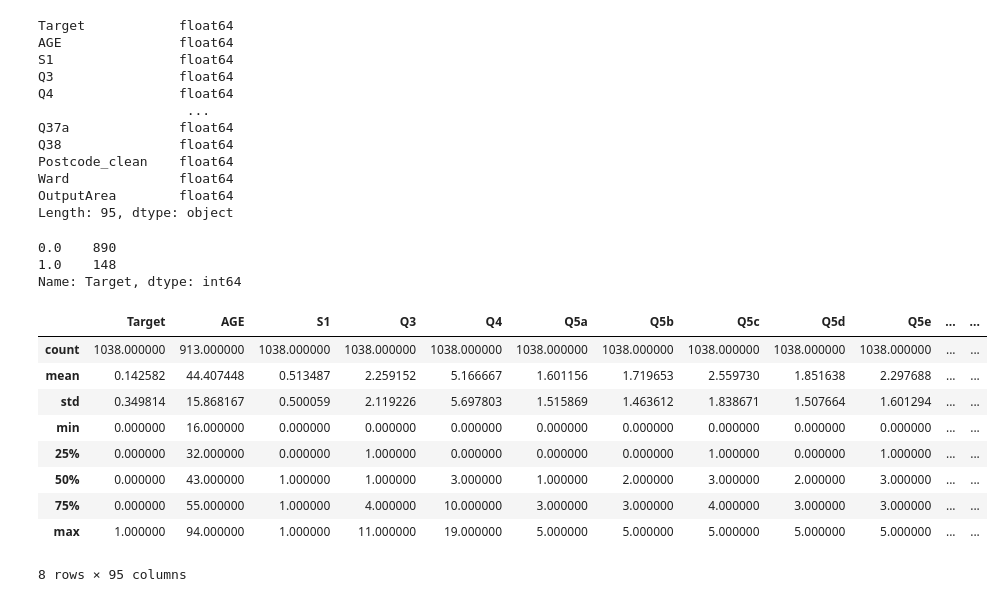
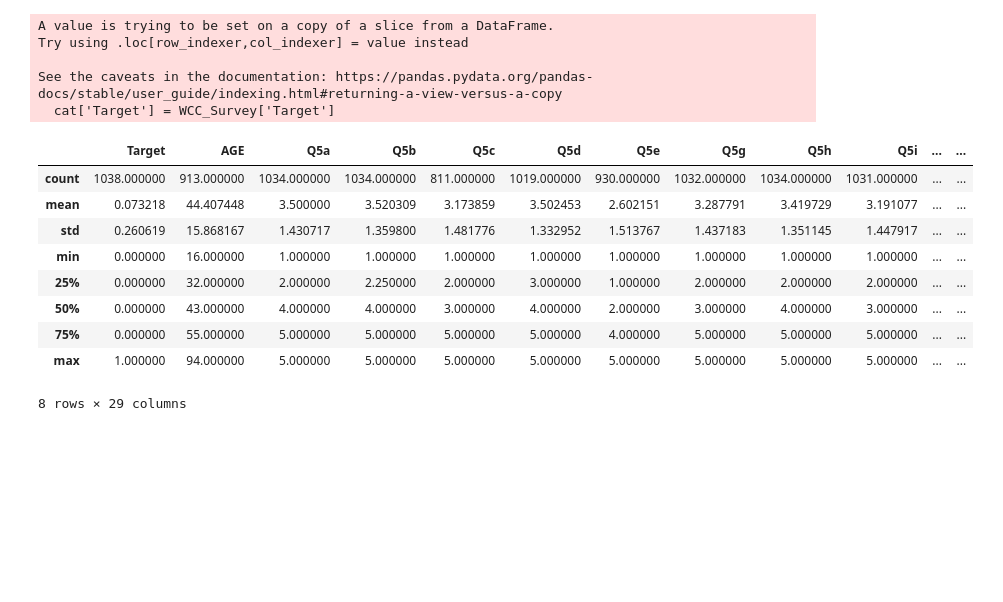
Before and after one commit to isabellebond/MScProject, a Jupyter notebook: PrelimDataAnalysis.ipynb, the cells around one changed output. Drawn from its saved outputs; the diff is of its cells as text; code cells hidden in the pictures; blank space fills up the shorter version.

```diff
--- a/PrelimDataAnalysis.ipynb
+++ b/PrelimDataAnalysis.ipynb
@@ -5,47 +5,38 @@ import numpy as np
 import sklearn
 import dataFuncs
 import matplotlib.pyplot as plt
+import seaborn as sns
 
 #Initialise repositories
 _projroot = os.path.abspath('.')
 _datadir = os.path.join(_projroot,'data')
 _preprocesseddir = os.path.join(_datadir,'preprocesseddata')
+_testdir = os.path.join(_datadir,'testdata')
 _rawdir = os.path.join(_datadir,'rawdata')
+
+WCC_Survey = pd.read_csv(os.path.join(_preprocesseddir,"WCC_Survey_Compress.csv"))
+WCC_Survey = WCC_Survey.drop('Unnamed: 0', axis = 1)
-# %%
-WCC_Survey = pd.read_csv(os.path.join(_preprocesseddir,'WCC_mobile.csv'))
-WCC_Survey = WCC_Survey.drop('Unnamed: 0', axis = 1)
-# %%
-WCC_Survey.dtypes
-# %% [output]
-Target            float64
-AGE               float64
-S1                float64
-Q3                float64
-Q4                float64
-                   ...
-Q37a              float64
-Q38               float64
-Postcode_clean    float64
-Ward              float64
-OutputArea        float64
-Length: 95, dtype: object
-# %%
-WCC_Survey['Target'].value_counts()
-# %% [output]
-0.0    890
-1.0    148
-Name: Target, dtype: int64
+# %%
+cont = WCC_Survey.select_dtypes(exclude=['object'])
+cat = WCC_Survey.select_dtypes(exclude=['float64', 'int'])
+cat['Target'] = WCC_Survey['Target']
+# %% [output]
+A value is trying to be set on a copy of a slice from a DataFrame.
+Try using .loc[row_indexer,col_indexer] = value instead
+
+See the caveats in the documentation: https://pandas.pydata.org/pandas-docs/stable/user_guide/indexing.html#returning-a-view-versus-a-copy
+  cat['Target'] = WCC_Survey['Target']
 # %%
-WCC_Survey.describe()
+cont.describe()
 # %% [output]
-|  | Target | AGE | S1 | Q3 | Q4 | Q5a | Q5b | Q5c | Q5d | Q5e | ... | ... |
-| count | 1038.000000 | 913.000000 | 1038.000000 | 1038.000000 | 1038.000000 | 1038.000000 | 1038.000000 | 1038.000000 | 1038.000000 | 1038.000000 | ... | ... |
-| mean | 0.142582 | 44.407448 | 0.513487 | 2.259152 | 5.166667 | 1.601156 | 1.719653 | 2.559730 | 1.851638 | 2.297688 | ... | ... |
-| std | 0.349814 | 15.868167 | 0.500059 | 2.119226 | 5.697803 | 1.515869 | 1.463612 | 1.838671 | 1.507664 | 1.601294 | ... | ... |
-| min | 0.000000 | 16.000000 | 0.000000 | 0.000000 | 0.000000 | 0.000000 | 0.000000 | 0.000000 | 0.000000 | 0.000000 | ... | ... |
-| 25% | 0.000000 | 32.000000 | 0.000000 | 1.000000 | 0.000000 | 0.000000 | 0.000000 | 1.000000 | 0.000000 | 1.000000 | ... | ... |
-| 50% | 0.000000 | 43.000000 | 1.000000 | 1.000000 | 3.000000 | 1.000000 | 2.000000 | 3.000000 | 2.000000 | 3.000000 | ... | ... |
-| 75% | 0.000000 | 55.000000 | 1.000000 | 4.000000 | 10.000000 | 3.000000 | 3.000000 | 4.000000 | 3.000000 | 3.000000 | ... | ... |
-| max | 1.000000 | 94.000000 | 1.000000 | 11.000000 | 19.000000 | 5.000000 | 5.000000 | 5.000000 | 5.000000 | 5.000000 | ... | ... |
+|  | Target | AGE | Q5a | Q5b | Q5c | Q5d | Q5e | Q5g | Q5h | Q5i | ... | ... |
+| count | 1038.000000 | 913.000000 | 1034.000000 | 1034.000000 | 811.000000 | 1019.000000 | 930.000000 | 1032.000000 | 1034.000000 | 1031.000000 | ... | ... |
+| mean | 0.073218 | 44.407448 | 3.500000 | 3.520309 | 3.173859 | 3.502453 | 2.602151 | 3.287791 | 3.419729 | 3.191077 | ... | ... |
+| std | 0.260619 | 15.868167 | 1.430717 | 1.359800 | 1.481776 | 1.332952 | 1.513767 | 1.437183 | 1.351145 | 1.447917 | ... | ... |
+| min | 0.000000 | 16.000000 | 1.000000 | 1.000000 | 1.000000 | 1.000000 | 1.000000 | 1.000000 | 1.000000 | 1.000000 | ... | ... |
+| 25% | 0.000000 | 32.000000 | 2.000000 | 2.250000 | 2.000000 | 3.000000 | 1.000000 | 2.000000 | 2.000000 | 2.000000 | ... | ... |
+| 50% | 0.000000 | 43.000000 | 4.000000 | 4.000000 | 3.000000 | 4.000000 | 2.000000 | 3.000000 | 4.000000 | 3.000000 | ... | ... |
+| 75% | 0.000000 | 55.000000 | 5.000000 | 5.000000 | 5.000000 | 5.000000 | 4.000000 | 5.000000 | 5.000000 | 5.000000 | ... | ... |
+| max | 1.000000 | 94.000000 | 5.000000 | 5.000000 | 5.000000 | 5.000000 | 5.000000 | 5.000000 | 5.000000 | 5.000000 | ... | ... |
-8 rows × 95 columns
+8 rows × 29 columns
 # %%
```
Also changed, not shown: parts of 13 cells of this notebook, 23 other files.
